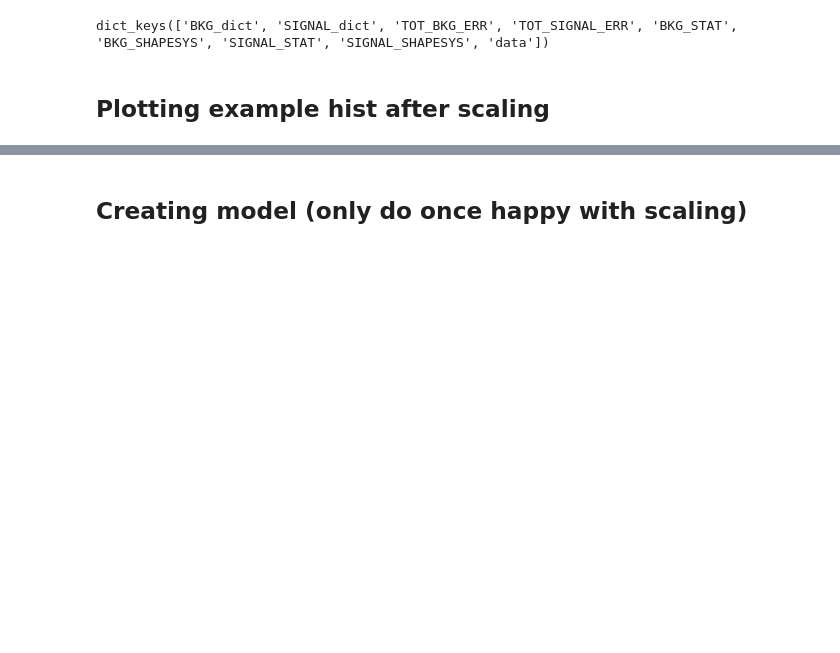
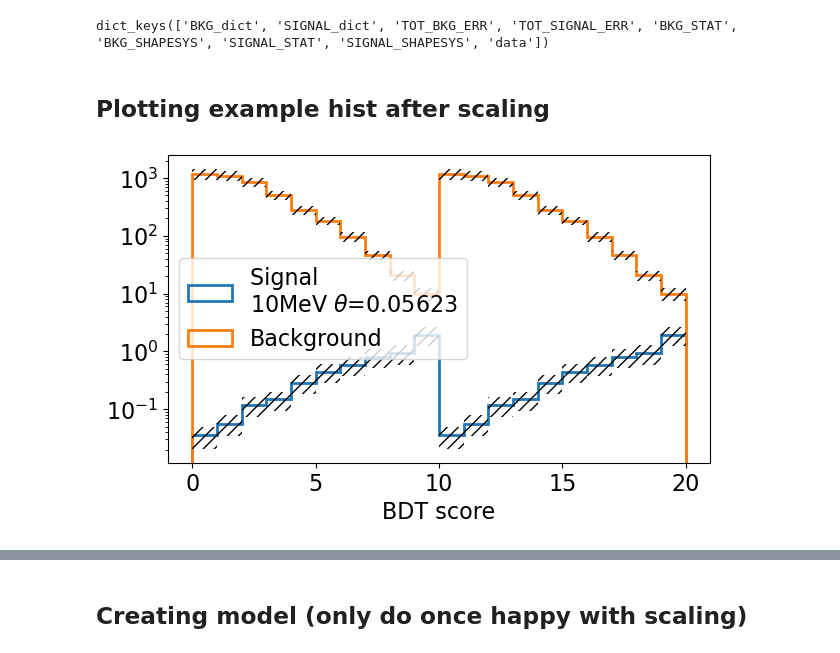
Before and after one commit to dmarsden01/uboone_HNL_analysis, a Jupyter notebook: 4_pyhf_limit.ipynb, the cells around one changed output, grey strips where cells are left out. Cells and saved outputs as stored; diff of their text form; code cells hidden in the pictures; blank space fills up the shorter version.

```diff
--- a/4_pyhf_limit.ipynb
+++ b/4_pyhf_limit.ipynb
@@ -301,7 +301,7 @@ def scale_signal(Total_dict, theta_dict, scaling_dict={}):
 single_SF = 2000
 if Params_pyhf["Load_lepton_hists"]==True:
     scaling_dict = {2:5000,10:1000,20:2e9,50:5e6,100:1e5,150:5e3} #Scaling for both r1 and r3 combined
-    # scaling_dict = {2:5000,10:10000,20:2e9,50:5e6,100:1e6,150:5e4} #Scaling for just r1
+    scaling_dict_r1 = {2:5000,10:10000,20:2e9,50:5e6,100:1e6,150:5e4}
 elif Params_pyhf["Load_pi0_hists"]==True:
     scaling_dict = {150:100,180:10,200:5,220:2,240:2,245:2}
     # scaling_dict = {150:500,180:50,200:25,220:102,240:10,245:10}
@@ -310,7 +310,7 @@ elif Params_pyhf["Load_single_r1_file"]==True: #Currently using this for pi0 Dir
 scaled=True
 
 Total_dict, theta_dict_scaled  = scale_signal(Total_dict_both, theta_dict, scaling_dict)
-Total_dict_run1_scaled, theta_dict_scaled  = scale_signal(Total_dict_run1, theta_dict, scaling_dict)
+Total_dict_run1_scaled, theta_dict_scaled_r1  = scale_signal(Total_dict_run1, theta_dict, scaling_dict_r1)
 # %%
 print(Total_dict[150].keys())
 # %% [output]
@@ -318,31 +318,33 @@ dict_keys(['BKG_dict', 'SIGNAL_dict', 'TOT_BKG_ERR', 'TOT_SIGNAL_ERR', 'BKG_STAT
 # %% [markdown]
 ## Plotting example hist after scaling
 # %%
-HNL_mass = 150
+HNL_mass = 10
 theta = theta_dict_scaled[HNL_mass]
 # %%
 plt.rcParams['font.size'] = 16
 plt.figure(figsize=(7,4),facecolor='white',dpi=100)
 
-num_bins = Params_pyhf["Num_bins_for_calc"]*2
+num_bins = len(Total_dict[HNL_mass]["BKG_dict"])
 
 bins = np.arange(0,num_bins+1,1)
 bins_cents=(bins[:-1]+bins[1:])/2
 plt.hist(bins_cents, weights=Total_dict[HNL_mass]['SIGNAL_dict'], bins=bins, histtype="step", lw=2, label=f"Signal \n" + fr"{HNL_mass}MeV $\theta$={theta:.5f}")
 plt.hist(bins_cents, weights=Total_dict[HNL_mass]['BKG_dict'],bins=bins, histtype="step",lw=2, label="Background")
 
 bkg_up=np.append((Total_dict[HNL_mass]['BKG_dict']+np.array(Total_dict[HNL_mass]['TOT_BKG_ERR'])),(Total_dict[HNL_mass]['BKG_dict']+np.array(Total_dict[HNL_mass]['TOT_BKG_ERR']))[-1])
 bkg_down=np.append((Total_dict[HNL_mass]['BKG_dict']-np.array(Total_dict[HNL_mass]['TOT_BKG_ERR'])),(Total_dict[HNL_mass]['BKG_dict']-np.array(Total_dict[HNL_mass]['TOT_BKG_ERR']))[-1])
 sig_up=np.append((Total_dict[HNL_mass]['SIGNAL_dict']+np.array(Total_dict[HNL_mass]['TOT_SIGNAL_ERR'])),(Total_dict[HNL_mass]['SIGNAL_dict']+np.array(Total_dict[HNL_mass]['TOT_SIGNAL_ERR']))[-1])
 sig_down=np.append((Total_dict[HNL_mass]['SIGNAL_dict']-np.array(Total_dict[HNL_mass]['TOT_SIGNAL_ERR'])),(Total_dict[HNL_mass]['SIGNAL_dict']-np.array(Total_dict[HNL_mass]['TOT_SIGNAL_ERR']))[-1])
 
 plt.fill_between(bins, bkg_down, bkg_up,step="post",hatch='///',alpha=0,zorder=2)
 plt.fill_between(bins, sig_down, sig_up,step="post",hatch='///',alpha=0,zorder=2)
 
 plt.yscale("log")
 plt.legend()
 plt.xlabel("BDT score")
 plt.show()
+# %% [output]
+[figure, added]
 # %%
 plt.rcParams['font.size'] = 16
 plt.figure(figsize=(7,4),facecolor='white',dpi=100)
```
Also changed, not shown: parts of 27 cells of this notebook, 4 other files.
